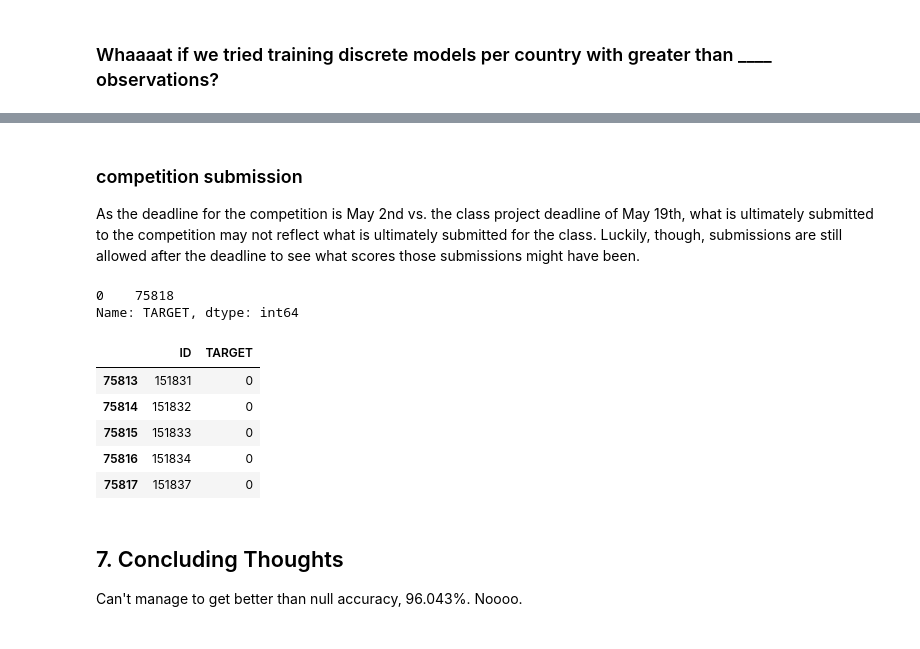
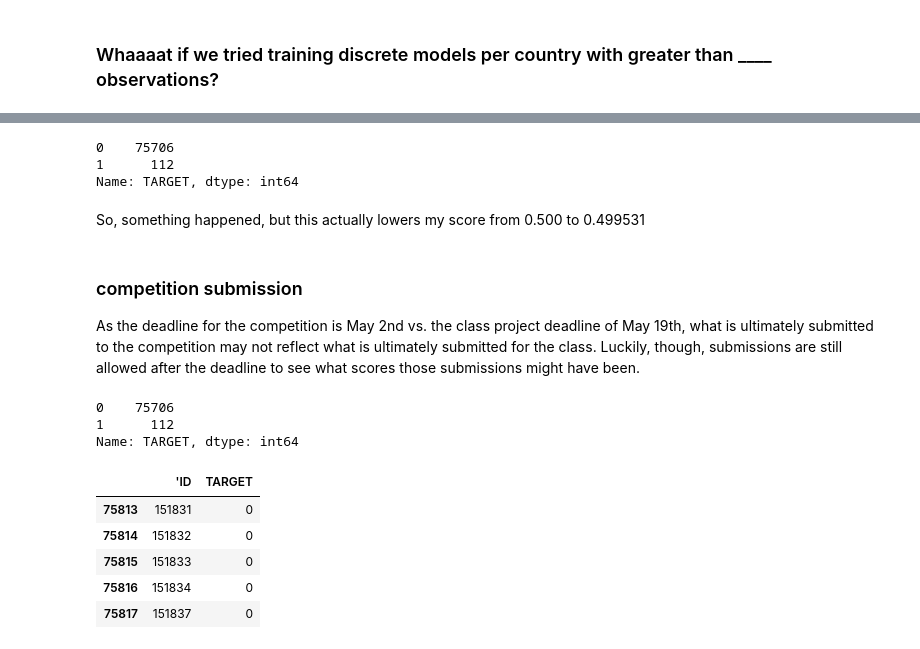
Before and after one commit to sketchychen/kaggle_santander, a Jupyter notebook: kaggle_santander_draft.ipynb, the cells around one changed output, grey strips where cells are left out. Cells and saved outputs as stored; diff of their text form; code cells hidden in the pictures.

```diff
--- a/kaggle_santander_draft.ipynb
+++ b/kaggle_santander_draft.ipynb
@@ -748,6 +743,7 @@ Something something I'm still working on this sorry.
 # decision tree classifier ---
 dt_features = list(santrainder.columns)
 dt_features.remove('var38') # weird to have both var38 and var38_log in same model, and var38_log seems to increase accuracy (if by a tiny bit)
+dt_features.remove("'ID") # I suppose it's possible for ID to have an affect but in this context I... I don't think so.
 dt_features.remove('TARGET') # need to remove TARGET
 X = santrainder[dt_features]
 y = santrainder.TARGET
@@ -835,7 +863,7 @@ y = santrainder.TARGET
 # %%
 # test.csv prep
-santestingder = santestder.replace(-999999,np.NaN)
-santestingder = santestingder.dropna()
+santestingder = santestder.replace(-999999, 2)
+# santestingder = santestingder.dropna() # use with NaNs
 santestingder['zeroes'] = np.sum(santestingder.loc[:, 'imp_ent_var16_ult1':'var38']==0, axis=1) # count the number of bools
 santestingder['var38_log'] = santestingder['var38'].map(np.log)
 X_test = santestingder[feature_cols]
@@ -900,12 +961,12 @@ Name: TARGET, dtype: int64
 # %%
 # cross-val per country
 last_country = santrainder.var3.max()
-for country in np.arange(0, last_country):
+for country in np.arange(0, last_country+1):
     sancountry = pd.DataFrame()
     sancountry = santrainder[santrainder.var3 == country]
     X = sancountry[feature_cols]
     y = sancountry.TARGET
-    folds = 9
+    folds = 10
     if sancountry.shape[0] > 16: # 16 is sort of arbitrary as it was chosen because I already had n_neighbors=16 earlier.
         if sancountry.shape[0] < folds:
             folds = sancountry.shape[0]
@@ -938,26 +1027,57 @@ Country 237, 0 samples: NaN.
+# %%
+# lump the remaining countries into a dataframe and also add var3 to feature_cols
+feature_cols_var3 = feature_cols
+feature_cols_var3.append('var3')
+last_country = santrainder.var3.max()
+trainframes = []
+testframes = []
+for country in np.arange(cutoff, last_country+1):
+    trainframes.append(santrainder[santrainder.var3 == country]) # gather the remaining countries in the training set
+    testframes.append(santestingder[santestingder.var3 == country]) # gather the remaining countries in the testing set
+santraincountries = pd.concat(trainframes).sort_index(axis=0)
+santestcountries = pd.concat(testframes).sort_index(axis=0)
+
+# train the model
+X_train = santraincountries[feature_cols_var3]
+y_train = santraincountries.TARGET
+X_test = santestcountries[feature_cols_var3]
+knn.fit(X_train, y_train)
+y_test = knn.predict(X_test)
+
+# fill in santestingder's TARGET by looping through current country's indeces
+count = 0
+for index, row in X_train.iterrows():
+    santestingder.loc[index, 'TARGET'] = y_test[count]
+    count += 1
+# %%
+santestingder['TARGET'].value_counts()
+# %% [output]
+0    75706
+1      112
+Name: TARGET, dtype: int64
+# %% [markdown]
+So, something happened, but this actually lowers my score from 0.500 to 0.499531
 # %% [markdown]
 ### competition submission <a name="submission"></a>
 As the deadline for the competition is May 2nd vs. the class project deadline of May 19th, what is ultimately submitted to the competition may not reflect what is ultimately submitted for the class. Luckily, though, submissions are still allowed after the deadline to see what scores those submissions might have been.
 # %%
-# estimator fitting and predict
-knn = KNeighborsClassifier(n_neighbors=16)
-knn.fit(X, y)
-santestder['TARGET'] = knn.predict(X_test)
+# # estimator fitting and predict
+# knn = KNeighborsClassifier(n_neighbors=16)
+# knn.fit(X, y)
+# santestder['TARGET'] = knn.predict(X_test)
 
 # reading out .csv file
-submission = pd.DataFrame(santestder[['ID', 'TARGET']])
+submission = pd.DataFrame(santestingder[["'ID", 'TARGET']])
 submission.to_csv('submission.csv')
 print submission.TARGET.value_counts()
 submission.tail()
 # %% [output]
-0    75818
+0    75706
+1      112
 Name: TARGET, dtype: int64
-|  | ID | TARGET |
+|  | 'ID | TARGET |
 | 75813 | 151831 | 0 |
 | 75814 | 151832 | 0 |
 | 75815 | 151833 | 0 |
 | 75816 | 151834 | 0 |
 | 75817 | 151837 | 0 |
-# %% [markdown]
-## 7. Concluding Thoughts <a name="conclusion"></a>
-Can't manage to get better than null accuracy, 96.043%. Noooo.
```
Also changed, not shown: parts of 43 cells of this notebook, 1 other file.
